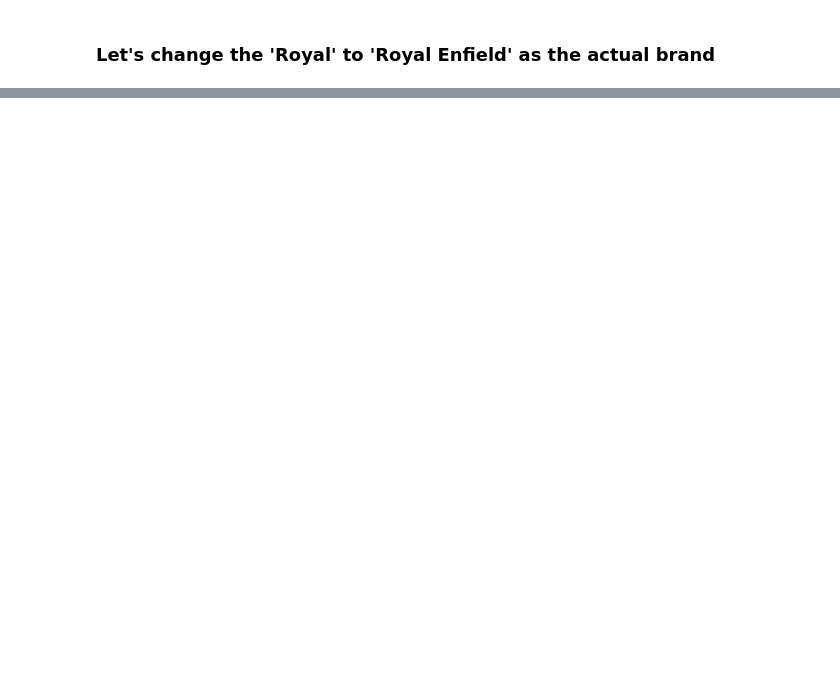
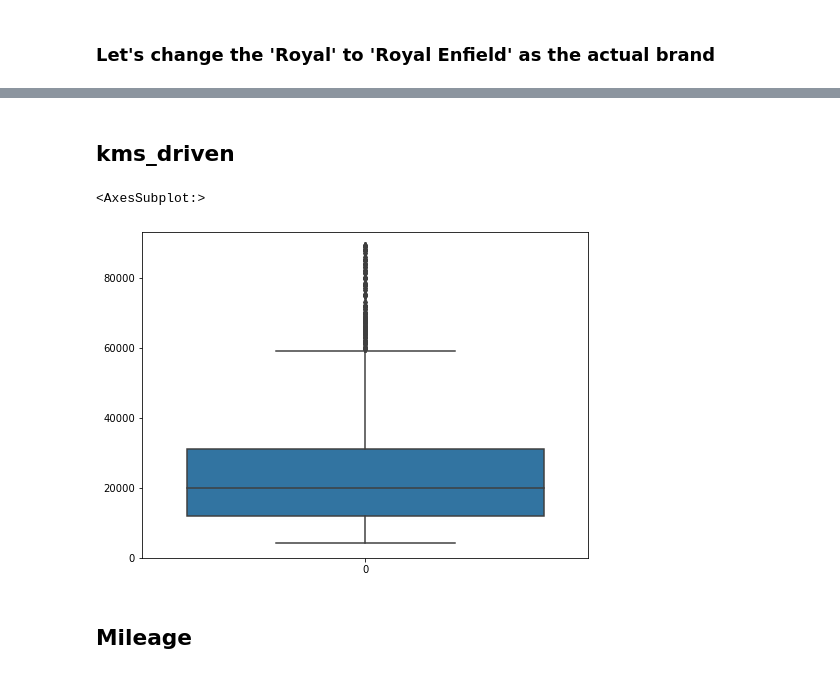
Before and after one commit to ropali/used_bike_price_prediction, a Jupyter notebook: notebooks/03-feature-eng.ipynb, the cells around one changed output, grey strips where cells are left out. Saved outputs shown, nothing was run; the diff lists cells and outputs as text; code cells hidden in the pictures; blank space fills up the shorter version.

```diff
--- a/notebooks/03-feature-eng.ipynb
+++ b/notebooks/03-feature-eng.ipynb
@@ -140,0 +104,2 @@ df.sample(10)
+# %%
+df = df.drop('model_year',axis=1)
@@ -140,0 +112,3 @@ df.sample(10)
+# %%
+# remove whitespace
+df['owner'] = df.owner.str.strip()
@@ -140,0 +143,3 @@ df.sample(10)
+# %%
+top_locations = df.location.value_counts().index[:5]
+print(top_locations)
@@ -144,0 +236,16 @@ df['brand'] = df.brand.str.replace('Royal','Royal Enfield')
+# %% [markdown]
+## kms_driven
+# %%
+max_val = df['kms_driven'].quantile(.97)
+
+min_val = df['kms_driven'].quantile(.1)
+
+df = df[(df['kms_driven'] <= max_val) & (df['kms_driven'] > min_val)]
+# %%
+plt.figure(figsize=(8,6))
+sns.boxplot(data=df['kms_driven'])
+# %% [output]
+<AxesSubplot:>
+[figure, added]
+# %% [markdown]
+## Mileage
```
Also changed, not shown: parts of 100 cells of this notebook, 2 other files.
